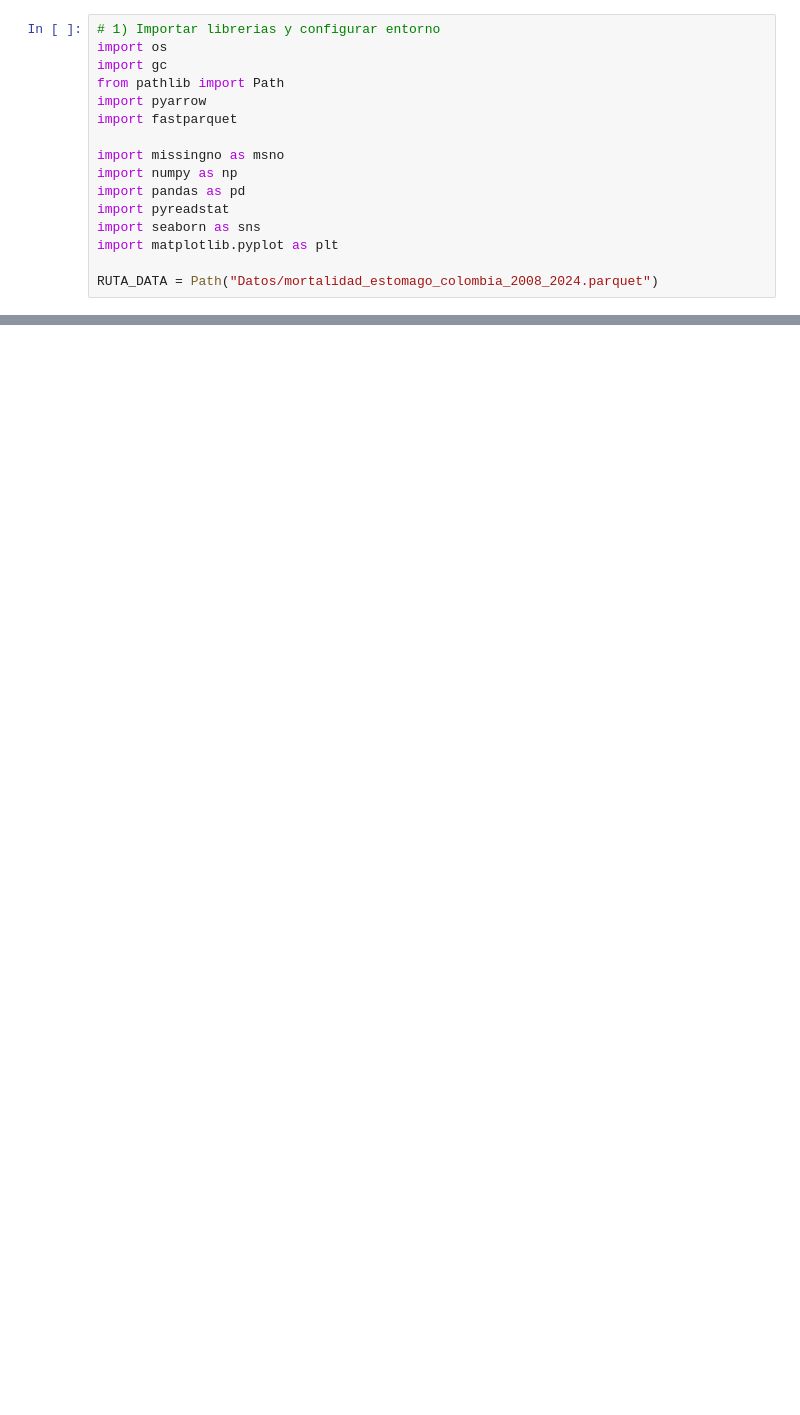
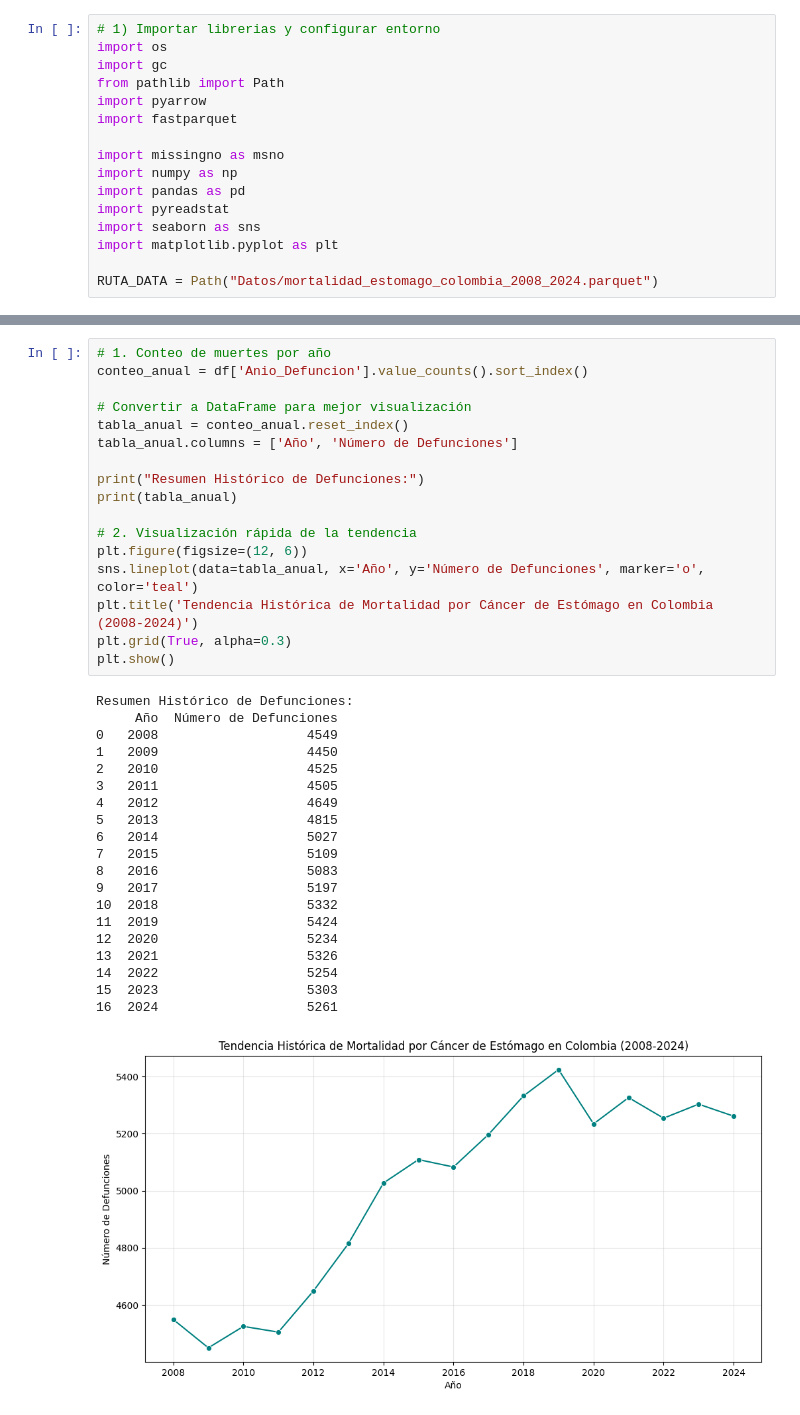
Before and after one commit to LasciaStare/Seminario, a Jupyter notebook: 2_EDA.ipynb, the cells around one changed output, grey strips where cells are left out. Saved outputs shown, nothing was run; the diff lists cells and outputs as text; blank space fills up the shorter version.

```diff
--- a/2_EDA.ipynb
+++ b/2_EDA.ipynb
@@ -48,0 +55,38 @@ memory usage: 9.5 MB
+# %%
+# 1. Conteo de muertes por año
+conteo_anual = df['Anio_Defuncion'].value_counts().sort_index()
+
+# Convertir a DataFrame para mejor visualización
+tabla_anual = conteo_anual.reset_index()
+tabla_anual.columns = ['Año', 'Número de Defunciones']
+
+print("Resumen Histórico de Defunciones:")
+print(tabla_anual)
+
+# 2. Visualización rápida de la tendencia
+plt.figure(figsize=(12, 6))
+sns.lineplot(data=tabla_anual, x='Año', y='Número de Defunciones', marker='o', color='teal')
+plt.title('Tendencia Histórica de Mortalidad por Cáncer de Estómago en Colombia (2008-2024)')
+plt.grid(True, alpha=0.3)
+plt.show()
+# %% [output]
+Resumen Histórico de Defunciones:
+     Año  Número de Defunciones
+0   2008                   4549
+1   2009                   4450
+2   2010                   4525
+3   2011                   4505
+4   2012                   4649
+5   2013                   4815
+6   2014                   5027
+7   2015                   5109
+8   2016                   5083
+9   2017                   5197
+10  2018                   5332
+11  2019                   5424
+12  2020                   5234
+13  2021                   5326
+14  2022                   5254
+15  2023                   5303
+16  2024                   5261
+[figure, added]
```
Also changed, not shown: parts of 18 cells of this notebook, 2 other files.
